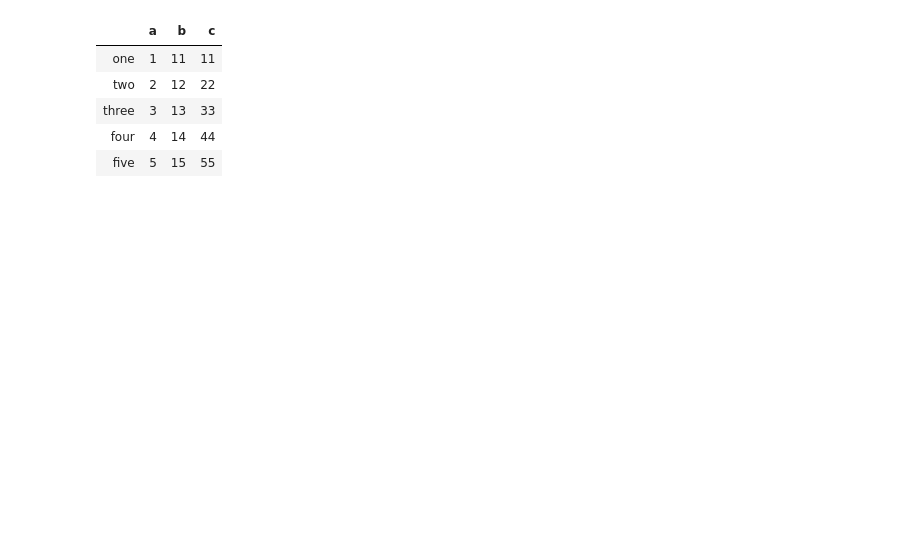
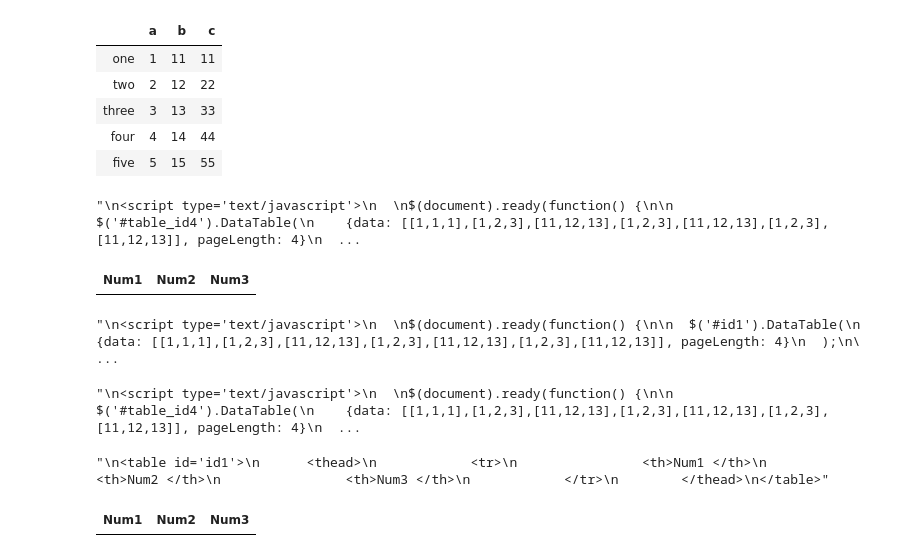
Before and after one commit to Shekharrajak/daru-data_tables, a Jupyter notebook: spec/dummy_iruby/Daru DataFrame and DataTables.ipynb, the cells around one changed output. Cells and saved outputs as stored; diff of their text form; code cells hidden in the pictures; blank space fills up the shorter version.

Commit message:
examples added in iruby notebook. status: not working in iruby

```diff
--- a/spec/dummy_iruby/Daru DataFrame and DataTables.ipynb
+++ b/spec/dummy_iruby/Daru DataFrame and DataTables.ipynb
@@ -83,3 +83,64 @@ IRuby.html html_code
 | three | 3 | 13 | 33 |
 | four | 4 | 14 | 44 |
 | five | 5 | 15 | 55 |
+# %%
+    t_opts = {
+        data: [[1,1,1],
+          [1,2,3],
+          [11,12,13],
+          [1,2,3],
+          [11,12,13],
+          [1,2,3],
+          [11,12,13]
+        ],
+        pageLength: 4
+    }
+    table_from_array = DataTables::DataTable.new(t_opts)
+    table_opts = {
+      class: "display",
+      cellspacing: "0",
+      width: "50%",
+      table_html: "
+      <thead>
+            <tr>
+                <th>Num1 </th>
+                <th>Num2 </th>
+                <th>Num3 </th>
+            </tr>
+        </thead>"
+      }
+    options = {
+        table_options: table_opts
+    }
+    html_code_array_sorted = table_from_array.to_html(id='table_id4', options)
+# %% [output]
+"\n<script type='text/javascript'>\n  \n$(document).ready(function() {\n\n  $('#table_id4').DataTable(\n    {data: [[1,1,1],[1,2,3],[11,12,13],[1,2,3],[11,12,13],[1,2,3],[11,12,13]], pageLength: 4}\n  ...
+# %%
+IRuby.html html_code_array_sorted
+# %% [output]
+| Num1 | Num2 | Num3 |
+# %%
+IRuby.display(IRuby.javascript(table_from_array.to_html('id1')))
+# %% [output]
+"\n<script type='text/javascript'>\n  \n$(document).ready(function() {\n\n  $('#id1').DataTable(\n    {data: [[1,1,1],[1,2,3],[11,12,13],[1,2,3],[11,12,13],[1,2,3],[11,12,13]], pageLength: 4}\n  );\n\ ...
+# %%
+IRuby.html(table_from_array.to_html(id='table_id4', options))
+# %% [output]
+"\n<script type='text/javascript'>\n  \n$(document).ready(function() {\n\n  $('#table_id4').DataTable(\n    {data: [[1,1,1],[1,2,3],[11,12,13],[1,2,3],[11,12,13],[1,2,3],[11,12,13]], pageLength: 4}\n  ...
+# %%
+      table_html = "
+<table id='id1'>
+      <thead>
+            <tr>
+                <th>Num1 </th>
+                <th>Num2 </th>
+                <th>Num3 </th>
+            </tr>
+        </thead>
+</table>"
+# %% [output]
+"\n<table id='id1'>\n      <thead>\n            <tr>\n                <th>Num1 </th>\n                <th>Num2 </th>\n                <th>Num3 </th>\n            </tr>\n        </thead>\n</table>"
+# %%
+IRuby.html table_html
+# %% [output]
+| Num1 | Num2 | Num3 |
```
Also changed, not shown: parts of 4 cells of this notebook, 1 other file.
